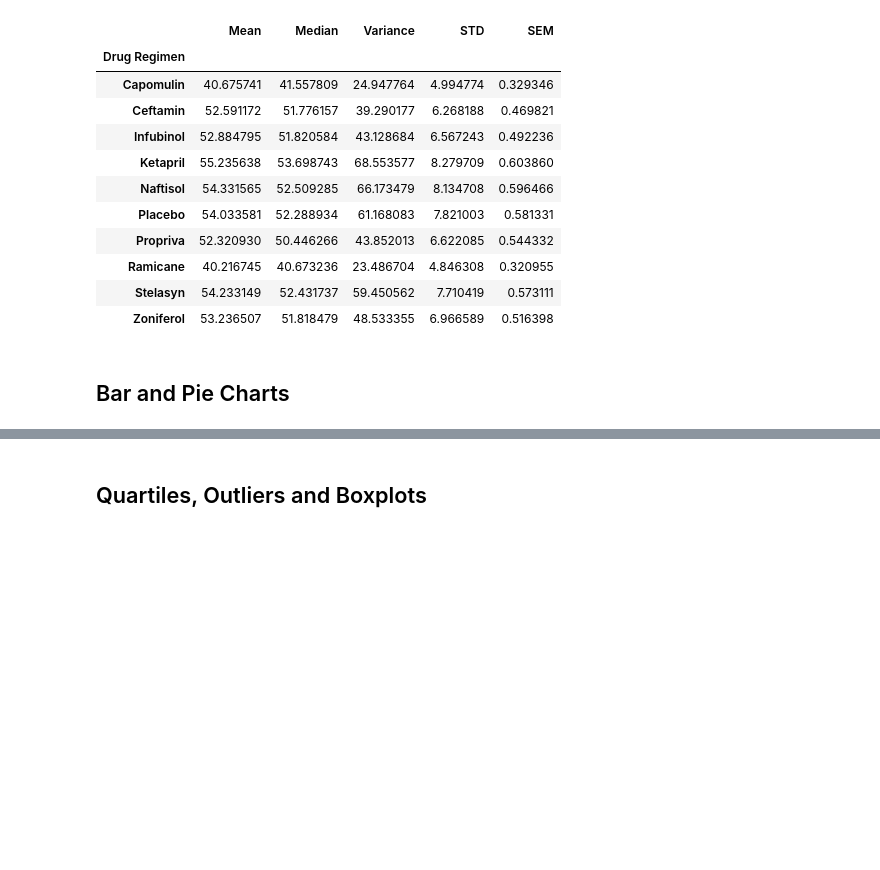
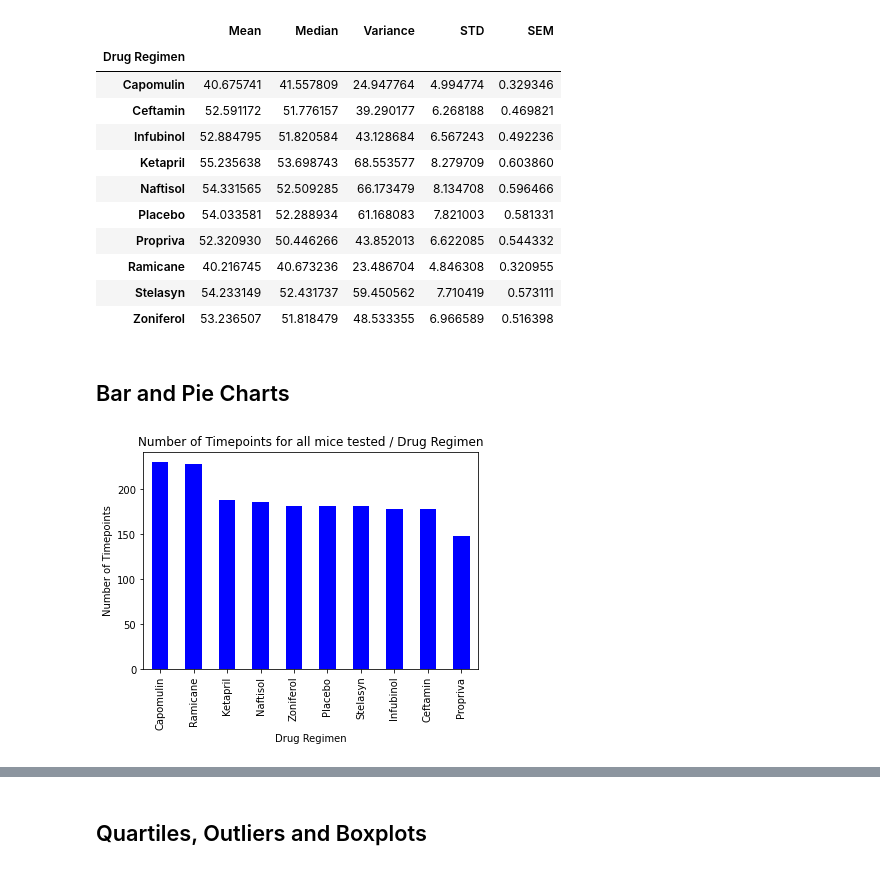
Before and after one commit to cheibergam/matplotlib-challenge, a Jupyter notebook: Pymaceuticals/pymaceuticals_starter.ipynb, the cells around one changed output, grey strips where cells are left out. Cells and saved outputs as stored; diff of their text form; code cells hidden in the pictures; blank space fills up the shorter version.

Commit message:
Bar and Pie Charts complete

```diff
--- a/Pymaceuticals/pymaceuticals_starter.ipynb
+++ b/Pymaceuticals/pymaceuticals_starter.ipynb
@@ -153,3 +153,12 @@ summary_df_agg
 ## Bar and Pie Charts
 # %%
 # Generate a bar plot showing the total number of timepoints for all mice tested for each drug regimen using Pandas.
+
+# Extracting the information for the bar plot
+timepoint_count_df = mouse_data_complete_2["Drug Regimen"].value_counts()
+
+# Creating the plot using the Pandas DataFrame.plot() method
+timepoint_count_df.plot.bar(xlabel="Drug Regimen", ylabel="Number of Timepoints", title="Number of Timepoints for all mice tested / Drug Regimen", color="b")
+plt.show()
+# %% [output]
+[figure, added]
```
Also changed, not shown: parts of 6 cells of this notebook.
